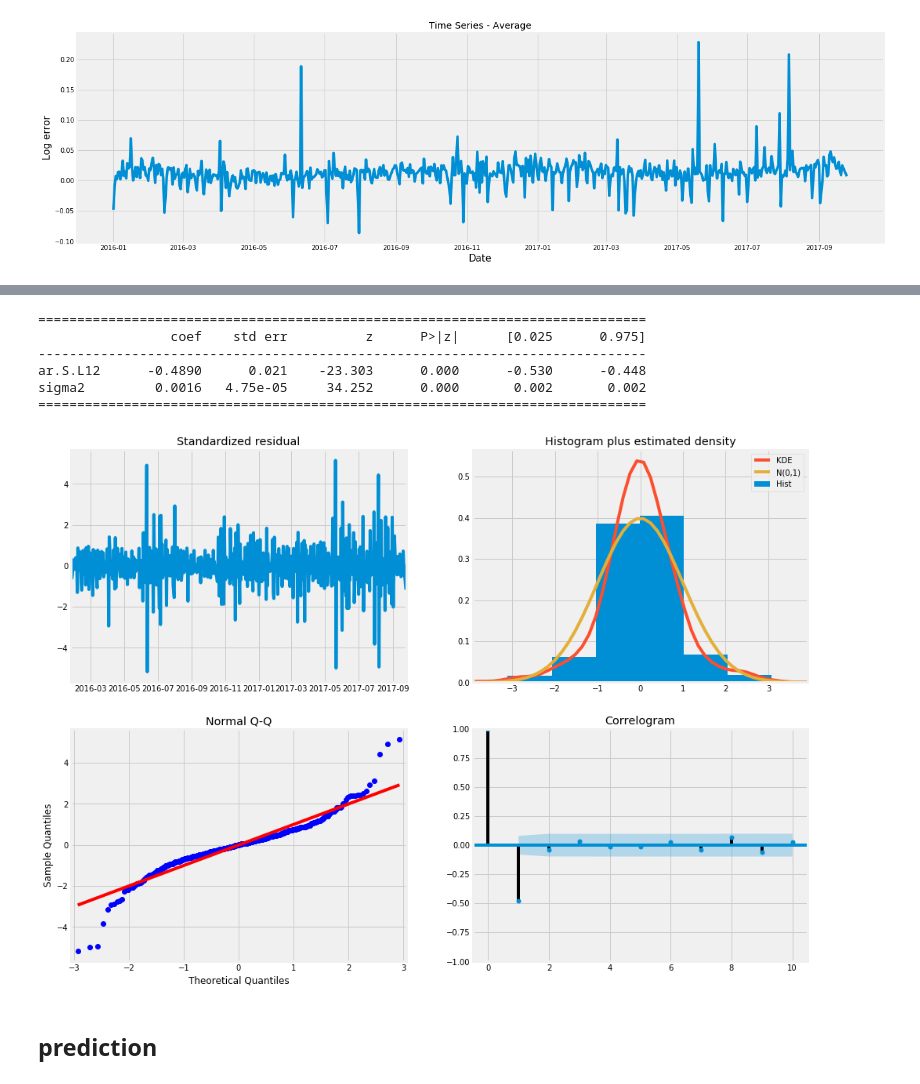
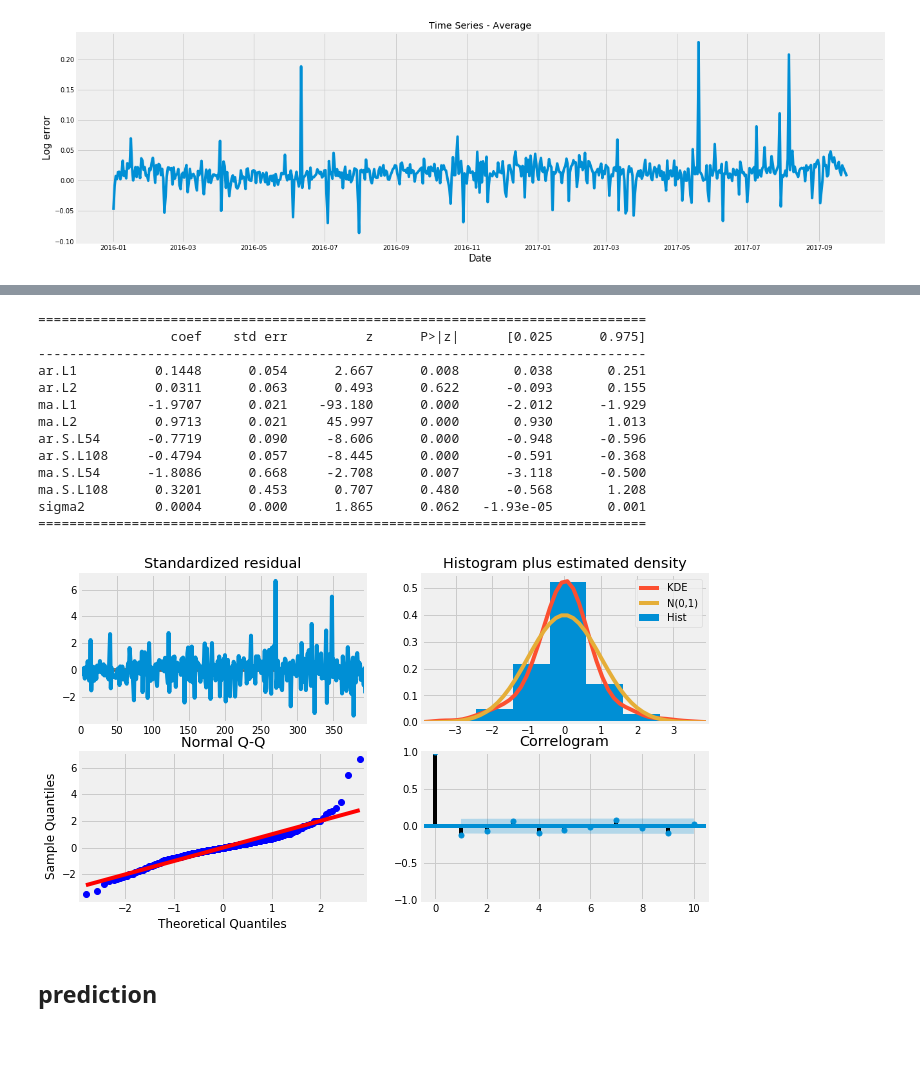
Before and after one commit to Hupi/Competitions, a Jupyter notebook: zillow/notebooks/kaggle_zillow_first_analyze.ipynb, the cells around one changed output, grey strips where cells are left out. Saved outputs shown, nothing was run; the diff lists cells and outputs as text; code cells hidden in the pictures; blank space fills up the shorter version.

```diff
--- a/zillow/notebooks/kaggle_zillow_first_analyze.ipynb
+++ b/zillow/notebooks/kaggle_zillow_first_analyze.ipynb
@@ -259,5 +261,6 @@ train.head()
 | 4 | 14432541 | -0.0050 | 2016-01-02 | NaN | NaN | NaN | ... |
 5 rows × 60 columns
 # %%
-#train['transaction_month'] = train['transactiondate'].dt.month
-#train['transaction_year'] = train['transactiondate'].dt.year
+train['transaction_month'] = train['transactiondate'].dt.month
+train['transaction_year'] = train['transactiondate'].dt.year
+train['transaction_year_and_month'] = train['transactiondate'].astype('str').str[:7]
@@ -264,6 +277,12 @@ train.head()
+# %%
+# train.set_index(pd.to_datetime(train.transactiondate), inplace = True)
+train['transactiondate'] = pd.to_datetime(train.transactiondate)
+# %%
+mask = (train['transactiondate'] < '2017-10-01')
+train1=train.loc[mask]
 # %%
 plt.figure(figsize=(20, 6))
-mean_group = train[['transactiondate','logerror']].groupby(['transactiondate'])['logerror'].mean()
+mean_group = train1[['transactiondate','logerror']].groupby(['transactiondate'])['logerror'].mean()
 plt.plot(mean_group)
 plt.xlabel('Date', fontsize=15)
 plt.ylabel('Log error', fontsize=15)
@@ -339,24 +358,29 @@ ARIMA(1, 1, 1)x(1, 1, 1, 12)12 - AIC:-2703.41039801
 # %%
-mod = sm.tsa.statespace.SARIMAX(mean_group,
-                                order=(0, 1, 0),
-                                seasonal_order=(1, 1, 0, 12),
+mod = sm.tsa.statespace.SARIMAX(mean_group.values,
+                                order=(2, 2, 2),
+                                seasonal_order=(2, 2, 2, 54),
                                 enforce_stationarity=False,
                                 enforce_invertibility=False)
 
 results = mod.fit()
 
 print(results.summary().tables[1])
+results.plot_diagnostics(figsize=(10, 6))
+plt.show()
 # %% [output]
 ==============================================================================
                  coef    std err          z      P>|z|      [0.025      0.975]
 ------------------------------------------------------------------------------
-ar.S.L12      -0.4890      0.021    -23.303      0.000      -0.530      -0.448
-sigma2         0.0016   4.75e-05     34.252      0.000       0.002       0.002
+ar.L1          0.1448      0.054      2.667      0.008       0.038       0.251
+ar.L2          0.0311      0.063      0.493      0.622      -0.093       0.155
+ma.L1         -1.9707      0.021    -93.180      0.000      -2.012      -1.929
+ma.L2          0.9713      0.021     45.997      0.000       0.930       1.013
+ar.S.L54      -0.7719      0.090     -8.606      0.000      -0.948      -0.596
+ar.S.L108     -0.4794      0.057     -8.445      0.000      -0.591      -0.368
+ma.S.L54      -1.8086      0.668     -2.708      0.007      -3.118      -0.500
+ma.S.L108      0.3201      0.453      0.707      0.480      -0.568       1.208
+sigma2         0.0004      0.000      1.865      0.062   -1.93e-05       0.001
 ==============================================================================
+[figure, added]
-# %%
-results.plot_diagnostics(figsize=(15, 12))
-plt.show()
-# %% [output]
-[figure, removed]
 # %% [markdown]
 ## prediction
```
Also changed, not shown: parts of 18 cells of this notebook.
